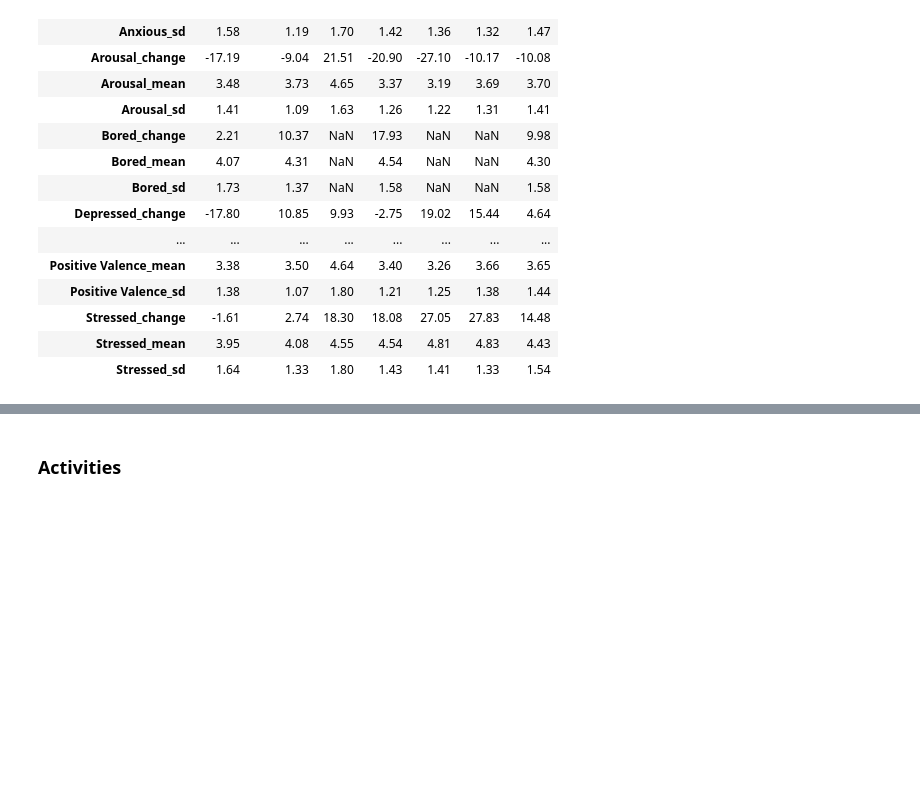
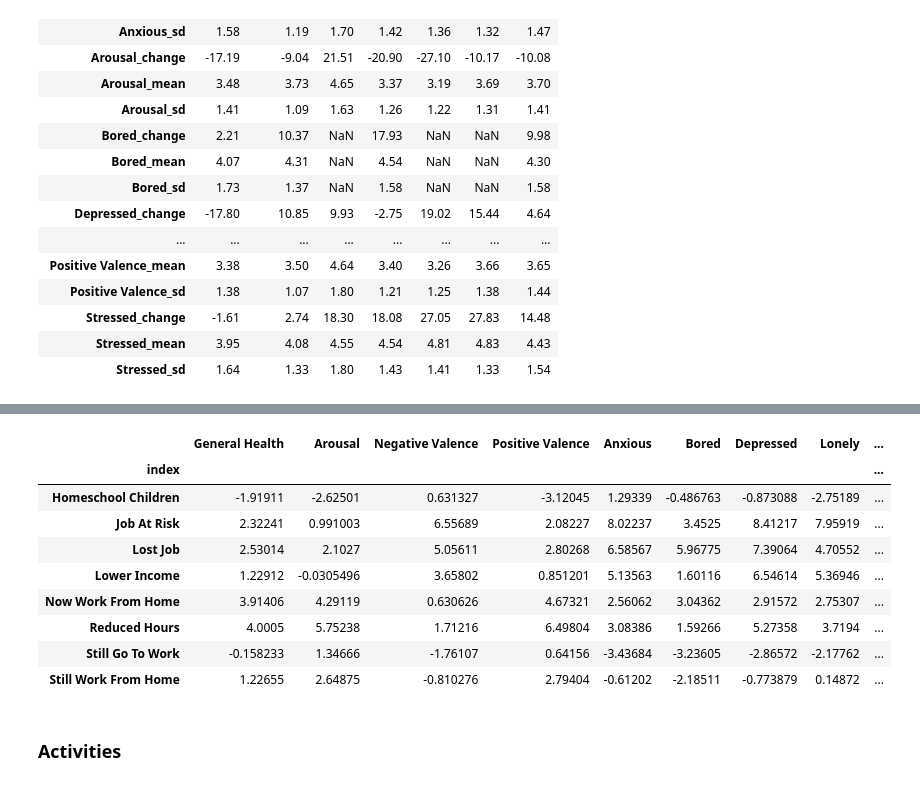
Before and after one commit to lkfink/CMQ, a Jupyter notebook: Descriptive_Statistics.ipynb, the cells around one changed output, grey strips where cells are left out. Saved outputs shown, nothing was run; the diff lists cells and outputs as text; code cells hidden in the pictures; blank space fills up the shorter version.

```diff
--- a/Descriptive_Statistics.ipynb
+++ b/Descriptive_Statistics.ipynb
@@ -310,12 +276,16 @@ col_list = ['Demographics_Health_General Health', 'Demographics_Health_Arousal',
 index_list = [col for col in demographics if col.startswith('Demographics_COVID_Ways Work Affected') and
               'No Response' not in col]
 
-tmp = mean_differences(data, index_list, col_list)
-tmp.columns = tmp.columns.str.split('Health_').str[1]
-tmp.index = tmp.index.str.split('-').str[1]
-tmp.round(2)
-# NOTE: wouldn't it be better to also have these in percent change (rather than mean diffs)?
-# but maybe we don't end up using this at all.
+### LAUREN CHECK THIS
+yes_minus_no, perc_diff = mean_differences(data, index_list, col_list)
+
+yes_minus_no.columns = yes_minus_no.columns.str.split('Health_').str[1]
+perc_diff.columns = perc_diff.columns.str.split('Health_').str[1]
+
+yes_minus_no.index = yes_minus_no.index.str.split('-').str[1]
+perc_diff.index = perc_diff.index.str.split('-').str[1]
+
+yes_minus_no.round(2)
 # %% [output]
 |  | General Health | Arousal | Negative Valence | Positive Valence | Anxious | Bored | Depressed | Lonely | ... |
 | index |  |  |  |  |  |  |  |  | ... |
@@ -327,6 +297,20 @@ tmp.round(2)
 | Reduced Hours | 0.280035 | 0.402667 | 0.119851 | 0.454863 | 0.21587 | 0.111486 | 0.369151 | 0.260358 | ... |
 | Still Go To Work | -0.0110763 | 0.0942662 | -0.123275 | 0.0449092 | -0.240579 | -0.226523 | -0.2006 | -0.152434 | ... |
 | Still Work From Home | 0.0858585 | 0.185412 | -0.0567193 | 0.195583 | -0.0428414 | -0.152958 | -0.0541715 | 0.0104104 | ... |
+# %%
+### LAUREN CHECK THIS
+perc_diff.round(2)
+# %% [output]
+|  | General Health | Arousal | Negative Valence | Positive Valence | Anxious | Bored | Depressed | Lonely | ... |
+| index |  |  |  |  |  |  |  |  | ... |
+| Homeschool Children | -1.91911 | -2.62501 | 0.631327 | -3.12045 | 1.29339 | -0.486763 | -0.873088 | -2.75189 | ... |
+| Job At Risk | 2.32241 | 0.991003 | 6.55689 | 2.08227 | 8.02237 | 3.4525 | 8.41217 | 7.95919 | ... |
+| Lost Job | 2.53014 | 2.1027 | 5.05611 | 2.80268 | 6.58567 | 5.96775 | 7.39064 | 4.70552 | ... |
+| Lower Income | 1.22912 | -0.0305496 | 3.65802 | 0.851201 | 5.13563 | 1.60116 | 6.54614 | 5.36946 | ... |
+| Now Work From Home | 3.91406 | 4.29119 | 0.630626 | 4.67321 | 2.56062 | 3.04362 | 2.91572 | 2.75307 | ... |
+| Reduced Hours | 4.0005 | 5.75238 | 1.71216 | 6.49804 | 3.08386 | 1.59266 | 5.27358 | 3.7194 | ... |
+| Still Go To Work | -0.158233 | 1.34666 | -1.76107 | 0.64156 | -3.43684 | -3.23605 | -2.86572 | -2.17762 | ... |
+| Still Work From Home | 1.22655 | 2.64875 | -0.810276 | 2.79404 | -0.61202 | -2.18511 | -0.773879 | 0.14872 | ... |
 # %% [markdown]
 ### Activities
 # %%
```
Also changed, not shown: parts of 24 cells of this notebook, 1 other file.
